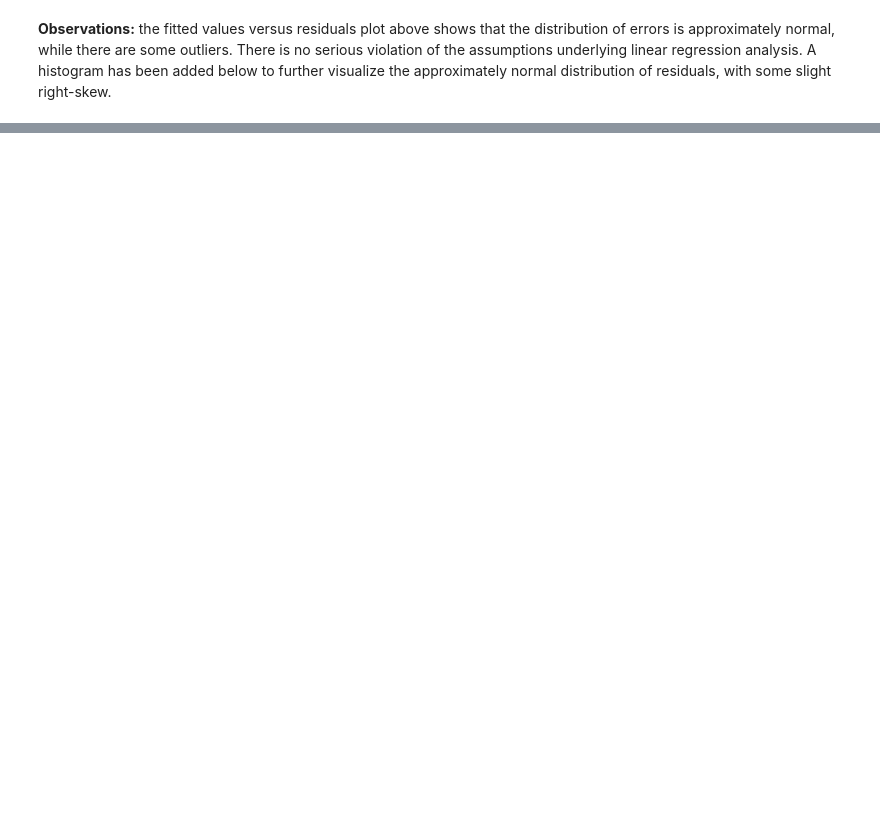
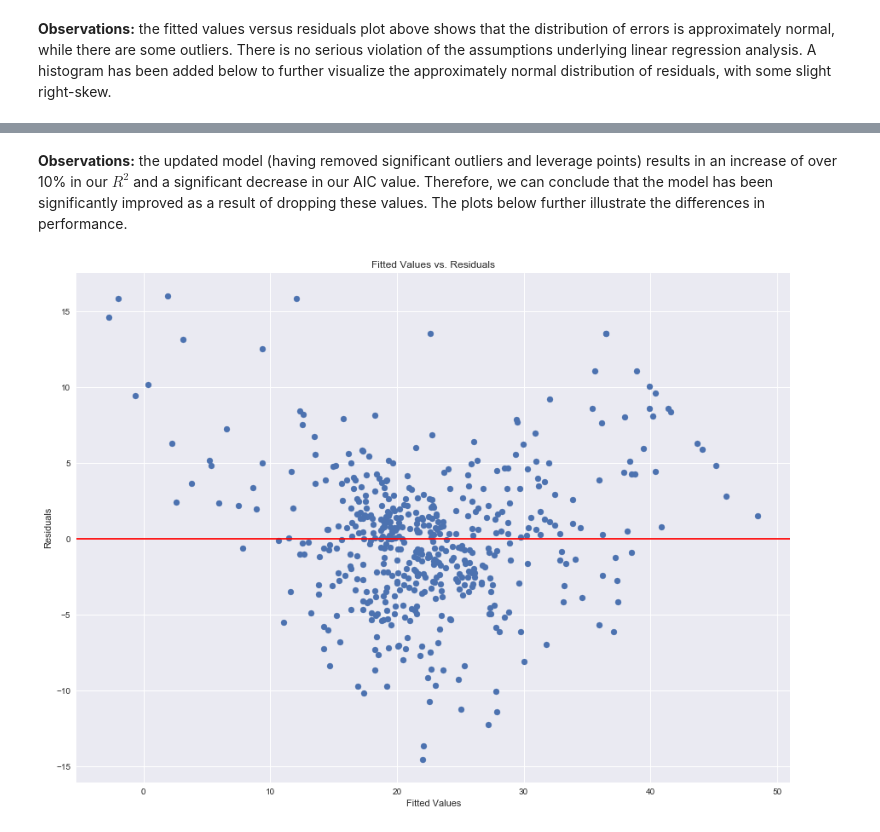
Before and after one commit to GlassesByDay/springboard, a Jupyter notebook: linear_regression/Mini_Project_Linear_Regression.ipynb, the cells around one changed output, grey strips where cells are left out. Drawn from its saved outputs; the diff is of its cells as text; code cells hidden in the pictures; blank space fills up the shorter version.

Commit message:
final models for Boston housing regression

```diff
--- a/linear_regression/Mini_Project_Linear_Regression.ipynb
+++ b/linear_regression/Mini_Project_Linear_Regression.ipynb
@@ -1004,0 +1022,9 @@ plt.show()
+# %%
+# drop 10 largest outliers and high leverage points from dataframe
+
+rep_bos = bos.drop([380, 418, 405, 367, 370, 369, 368, 364, 414, 410, 365, 371, 372, 378])
+# %%
+# fit new model to updated df
+
+m_updated = ols('PRICE ~ CRIM + RM + PTRATIO', rep_bos).fit()
+print(m_updated.summary())
@@ -1004,0 +1049,12 @@ plt.show()
+# %% [markdown]
+**Observations:** the updated model (having removed significant outliers and leverage points) results in an increase of over 10% in our $R^2$ and a significant decrease in our AIC value.  Therefore, we can conclude that the model has been significantly improved as a result of dropping these values.  The plots below further illustrate the differences in performance.
+# %%
+# scatter plot: fitted vs. residuals
+plt.scatter(m_updated.fittedvalues, m_updated.resid)
+plt.xlabel('Fitted Values')
+plt.ylabel('Residuals')
+plt.axhline(c='red')
+plt.title('Fitted Values vs. Residuals')
+plt.show()
+# %% [output]
+[figure, added]
```
Also changed, not shown: parts of 15 cells of this notebook.
